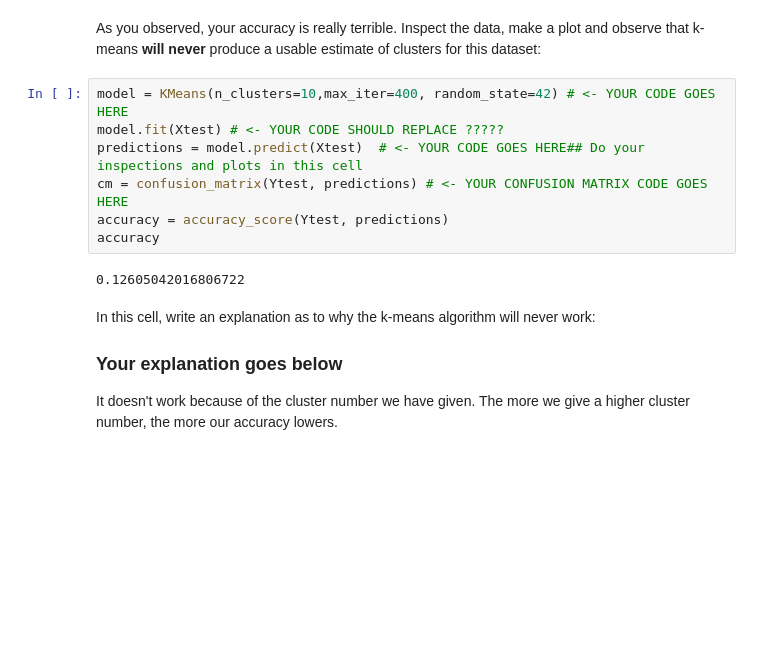
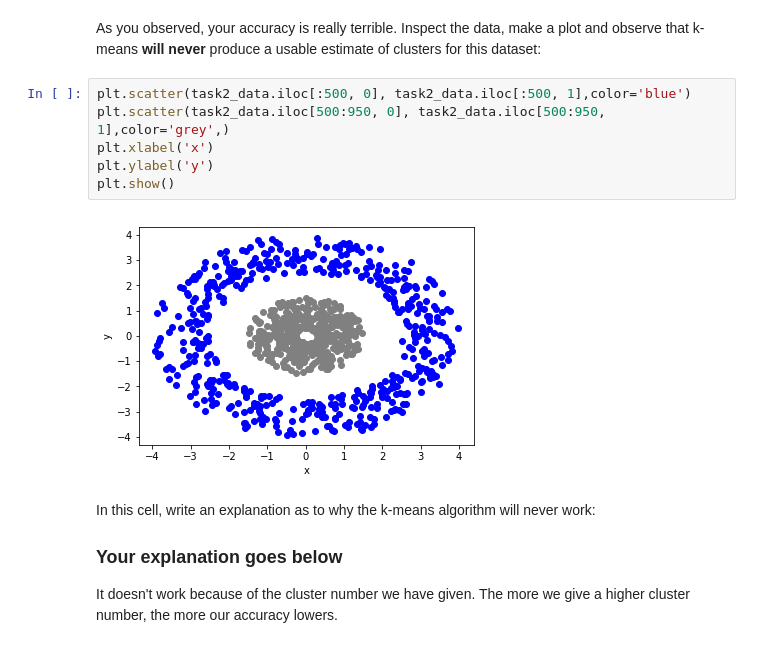
Before and after one commit to ayanme/Math388E---Data-Analysis, a Jupyter notebook: homeworks/HW3.ipynb, the cells around one changed output. Cells and saved outputs as stored; diff of their text form; blank space fills up the shorter version.

```diff
--- a/homeworks/HW3.ipynb
+++ b/homeworks/HW3.ipynb
@@ -71,14 +73,13 @@ accuracy
 # %% [markdown]
 As you observed, your accuracy is really terrible.  Inspect the data, make a plot and observe that k-means **will never** produce a usable estimate of clusters for this dataset:
-# %%
-model = KMeans(n_clusters=10,max_iter=400, random_state=42) # <- YOUR CODE GOES HERE
-model.fit(Xtest) # <- YOUR CODE SHOULD REPLACE ?????
-predictions = model.predict(Xtest)  # <- YOUR CODE GOES HERE## Do your inspections and plots in this cell
-cm = confusion_matrix(Ytest, predictions) # <- YOUR CONFUSION MATRIX CODE GOES HERE
-accuracy = accuracy_score(Ytest, predictions)
-accuracy
-# %% [output]
-0.12605042016806722
+# %%
+plt.scatter(task2_data.iloc[:500, 0], task2_data.iloc[:500, 1],color='blue')
+plt.scatter(task2_data.iloc[500:950, 0], task2_data.iloc[500:950, 1],color='grey',)
+plt.xlabel('x')
+plt.ylabel('y')
+plt.show()
+# %% [output]
+[figure, added]
 # %% [markdown]
 In this cell, write an explanation as to why the k-means algorithm will never work:
 
```
Also changed, not shown: parts of 11 cells of this notebook.
